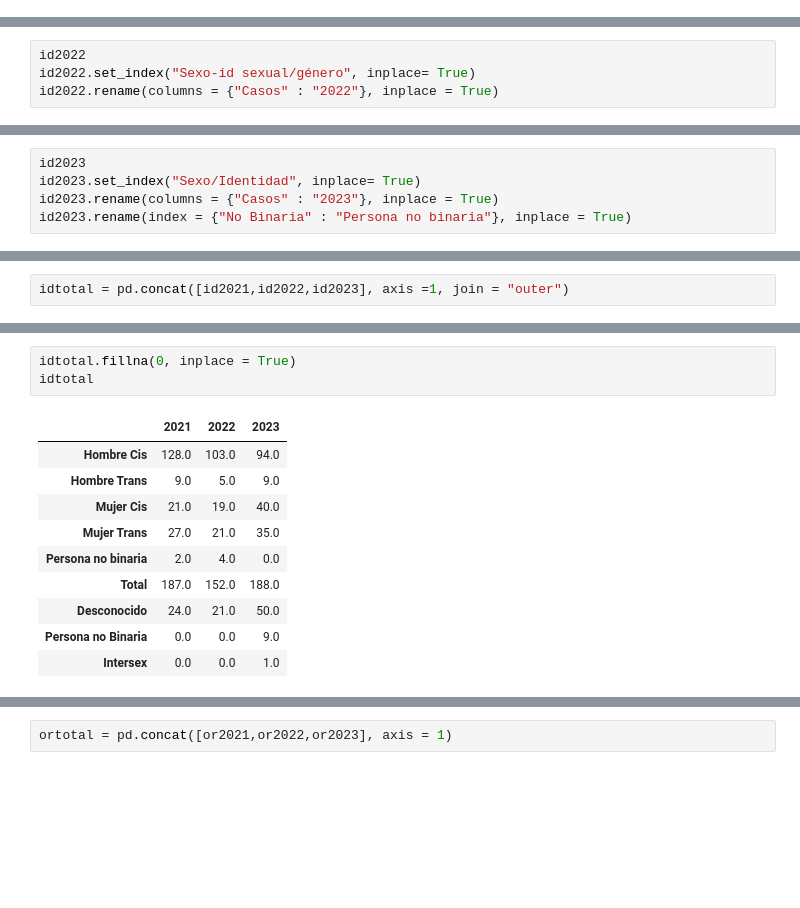
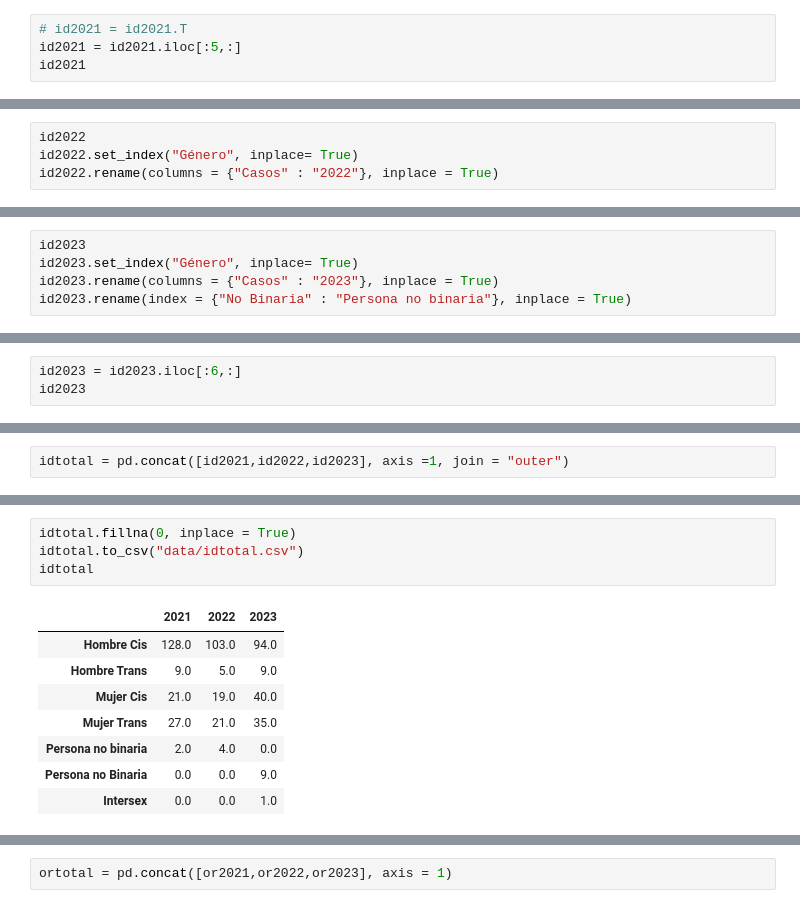
Before and after one commit to hug4470/ONLINE_DS_THEBRIDE_HUGOMM, a Jupyter notebook: EDA/Hugo EDA.ipynb, the cells around one changed output, grey strips where cells are left out. Saved outputs shown, nothing was run; the diff lists cells and outputs as text; blank space fills up the shorter version.

```diff
--- a/EDA/Hugo EDA.ipynb
+++ b/EDA/Hugo EDA.ipynb
@@ -741,0 +759,4 @@ sns.barplot(id2021.T);
+# %%
+# id2021 = id2021.T
+id2021 = id2021.iloc[:5,:]
+id2021
@@ -790,4 +837,4 @@ id2022
 # %%
 id2022
-id2022.set_index("Sexo-id sexual/género", inplace= True)
+id2022.set_index("Género", inplace= True)
 id2022.rename(columns = {"Casos" : "2022"}, inplace = True)
@@ -855,5 +916,5 @@ id2023
 # %%
 id2023
-id2023.set_index("Sexo/Identidad", inplace= True)
+id2023.set_index("Género", inplace= True)
 id2023.rename(columns = {"Casos" : "2023"}, inplace = True)
 id2023.rename(index = {"No Binaria" : "Persona no binaria"}, inplace = True)
@@ -872,0 +921,3 @@ id2023
+# %%
+id2023 = id2023.iloc[:6,:]
+id2023
@@ -930,15 +1004,14 @@ idtotal
 | Intersex | NaN | NaN | 1.0 |
 # %%
 idtotal.fillna(0, inplace = True)
+idtotal.to_csv("data/idtotal.csv")
 idtotal
 # %% [output]
 |  | 2021 | 2022 | 2023 |
 | Hombre Cis | 128.0 | 103.0 | 94.0 |
 | Hombre Trans | 9.0 | 5.0 | 9.0 |
 | Mujer Cis | 21.0 | 19.0 | 40.0 |
 | Mujer Trans | 27.0 | 21.0 | 35.0 |
 | Persona no binaria | 2.0 | 4.0 | 0.0 |
-| Total | 187.0 | 152.0 | 188.0 |
-| Desconocido | 24.0 | 21.0 | 50.0 |
 | Persona no Binaria | 0.0 | 0.0 | 9.0 |
 | Intersex | 0.0 | 0.0 | 1.0 |
```
Also changed, not shown: parts of 54 cells of this notebook, 17 other files.
